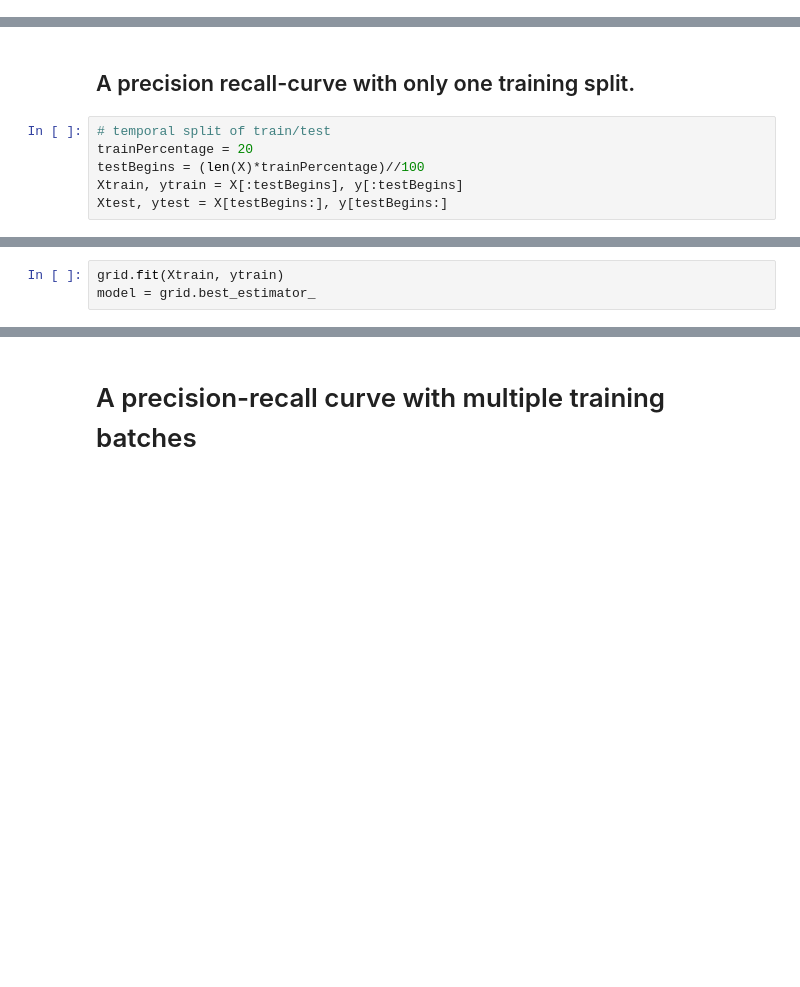
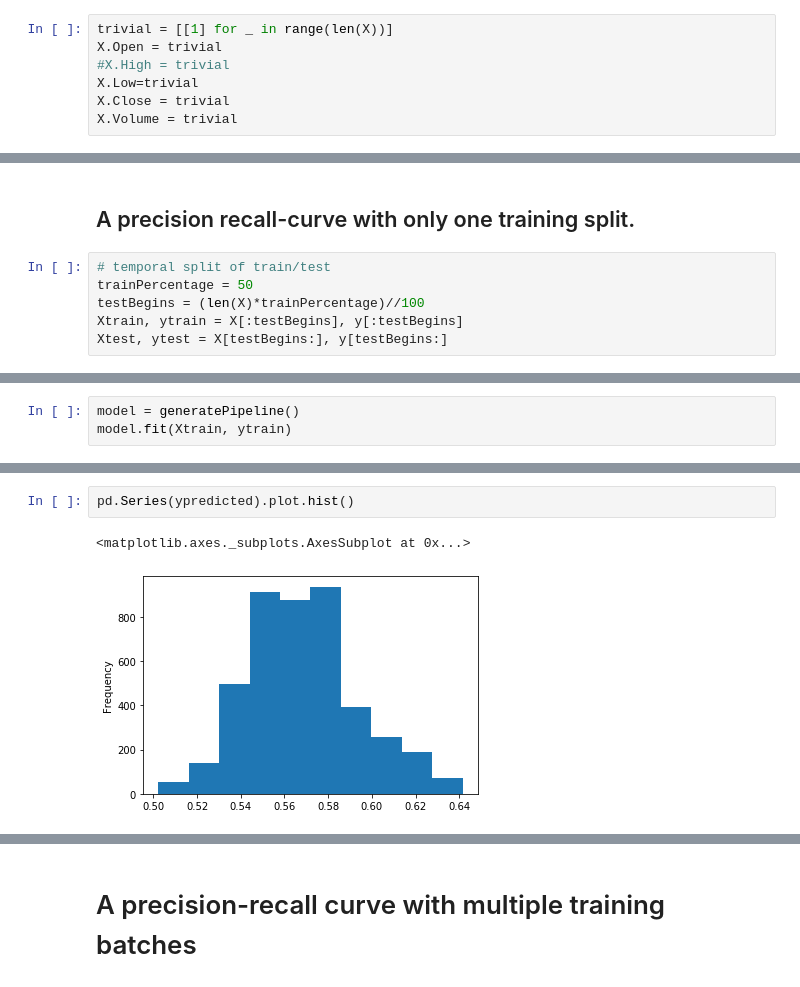
Before and after one commit to luisduque440/moneyManager, a Jupyter notebook: modeling/EDA_IBM_1min.ipynb, the cells around one changed output, grey strips where cells are left out. Cells and saved outputs as stored; diff of their text form; blank space fills up the shorter version.

```diff
--- a/modeling/EDA_IBM_1min.ipynb
+++ b/modeling/EDA_IBM_1min.ipynb
@@ -84,0 +88,7 @@ Name: tenminute, dtype: int64
+# %%
+trivial = [[1] for _ in range(len(X))]
+X.Open = trivial
+#X.High = trivial
+X.Low=trivial
+X.Close = trivial
+X.Volume = trivial
@@ -86,7 +114,7 @@ Name: tenminute, dtype: int64
 ## A precision recall-curve with only one training split.
 # %%
 # temporal split of train/test
-trainPercentage = 20
+trainPercentage = 50
 testBegins = (len(X)*trainPercentage)//100
 Xtrain, ytrain = X[:testBegins], y[:testBegins]
 Xtest, ytest = X[testBegins:], y[testBegins:]
@@ -103,3 +121,3 @@ grid = GridSearchCV(regr, parameters, cv=2, scoring='average_precision')
 # %%
-grid.fit(Xtrain, ytrain)
-model = grid.best_estimator_
+model = generatePipeline()
+model.fit(Xtrain, ytrain)
@@ -112,0 +151,5 @@ plt.plot([0, 1], [base_rate, base_rate]);
+# %%
+pd.Series(ypredicted).plot.hist()
+# %% [output]
+<matplotlib.axes._subplots.AxesSubplot at 0x...>
+[figure, added]
```
Also changed, not shown: parts of 13 cells of this notebook, 3 other files.
